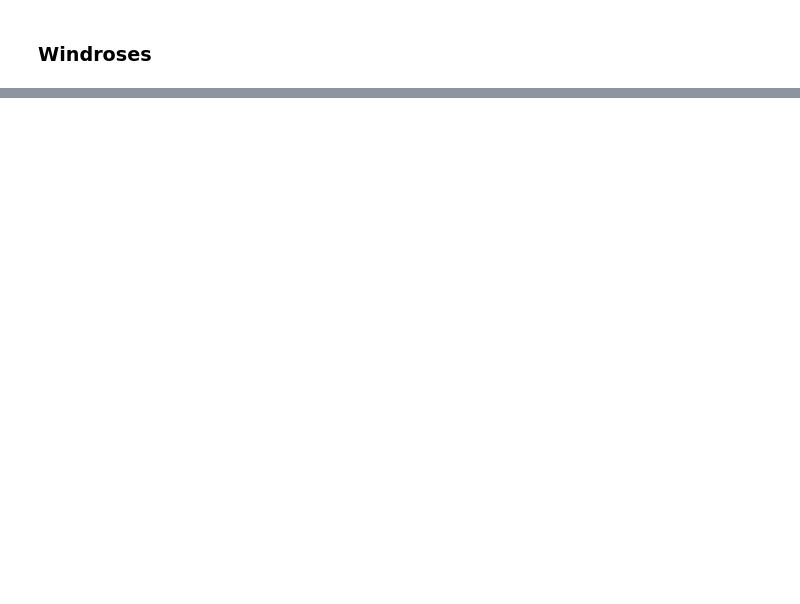
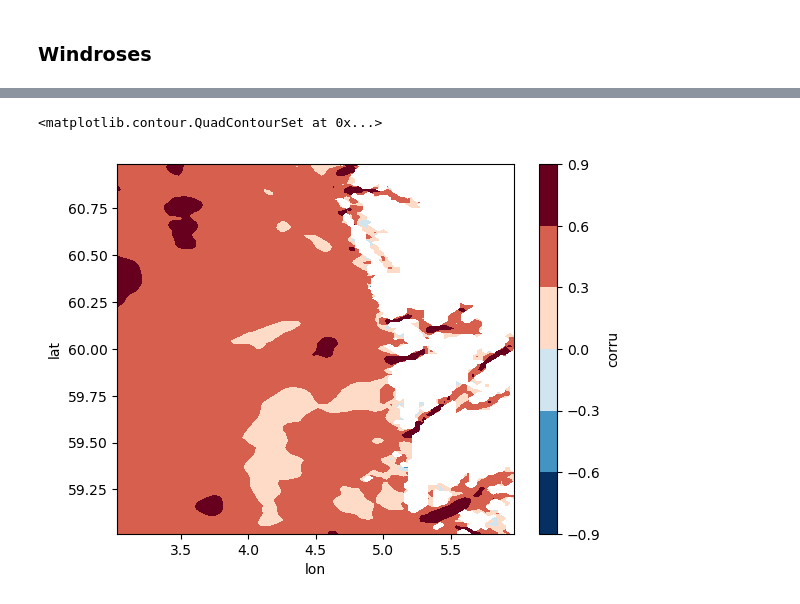
Before and after one commit to galendal/FACTS, a Jupyter notebook: compare_nor800_NWS.ipynb, the cells around one changed output, grey strips where cells are left out. Cells and saved outputs as stored; diff of their text form; code cells hidden in the pictures; blank space fills up the shorter version.

```diff
--- a/compare_nor800_NWS.ipynb
+++ b/compare_nor800_NWS.ipynb
@@ -378,0 +325,2 @@ main_ax.coastlines()
+# %%
+tmp=all.unstack('z')
@@ -379 +347,6 @@ main_ax.coastlines()
+# %%
+tmp.corru.plot.contourf(x='lon',y='lat')
+# %% [output]
+<matplotlib.contour.QuadContourSet at 0x...>
+[figure, added]
 # %%
```
Also changed, not shown: parts of 23 cells of this notebook.
